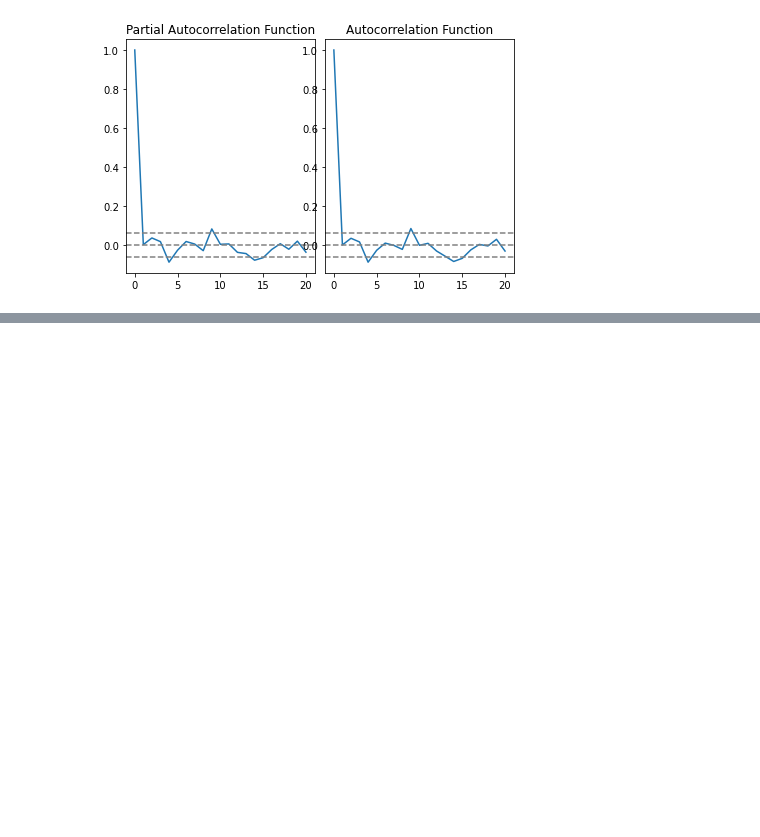
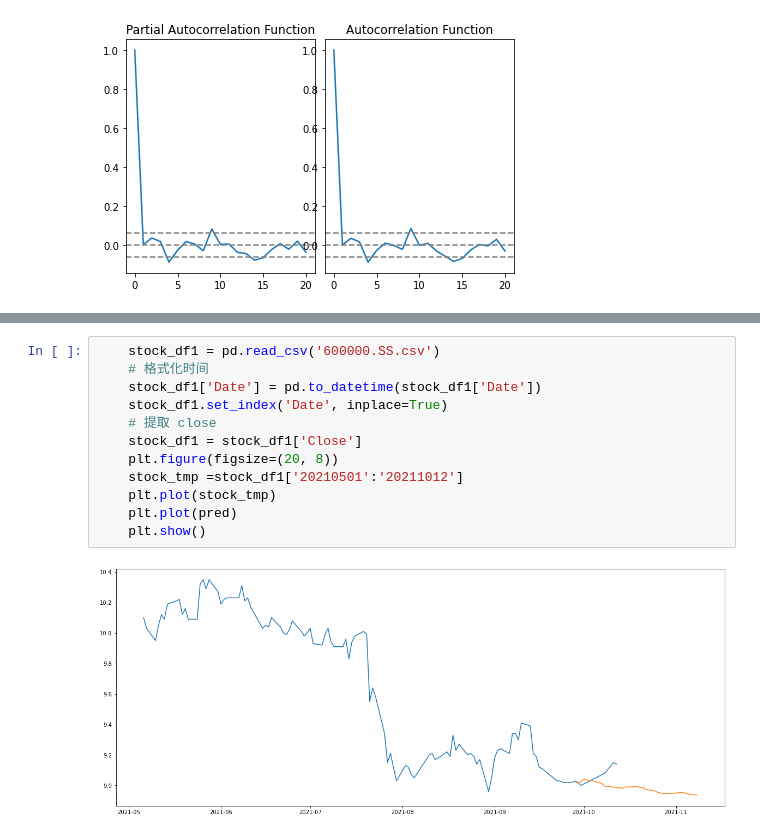
Before and after one commit to 26217421/Python-, a Jupyter notebook: data-mining/gao/Arima.ipynb, the cells around one changed output, grey strips where cells are left out. Saved outputs shown, nothing was run; the diff lists cells and outputs as text; blank space fills up the shorter version.

```diff
--- a/data-mining/gao/Arima.ipynb
+++ b/data-mining/gao/Arima.ipynb
@@ -168,0 +272,14 @@ lag
+# %%
+    stock_df1 = pd.read_csv('600000.SS.csv')
+    # 格式化时间
+    stock_df1['Date'] = pd.to_datetime(stock_df1['Date'])
+    stock_df1.set_index('Date', inplace=True)
+    # 提取 close
+    stock_df1 = stock_df1['Close']
+    plt.figure(figsize=(20, 8))
+    stock_tmp =stock_df1['20210501':'20211012']
+    plt.plot(stock_tmp)
+    plt.plot(pred)
+    plt.show()
+# %% [output]
+[figure, added]
```
Also changed, not shown: parts of 9 cells of this notebook.
